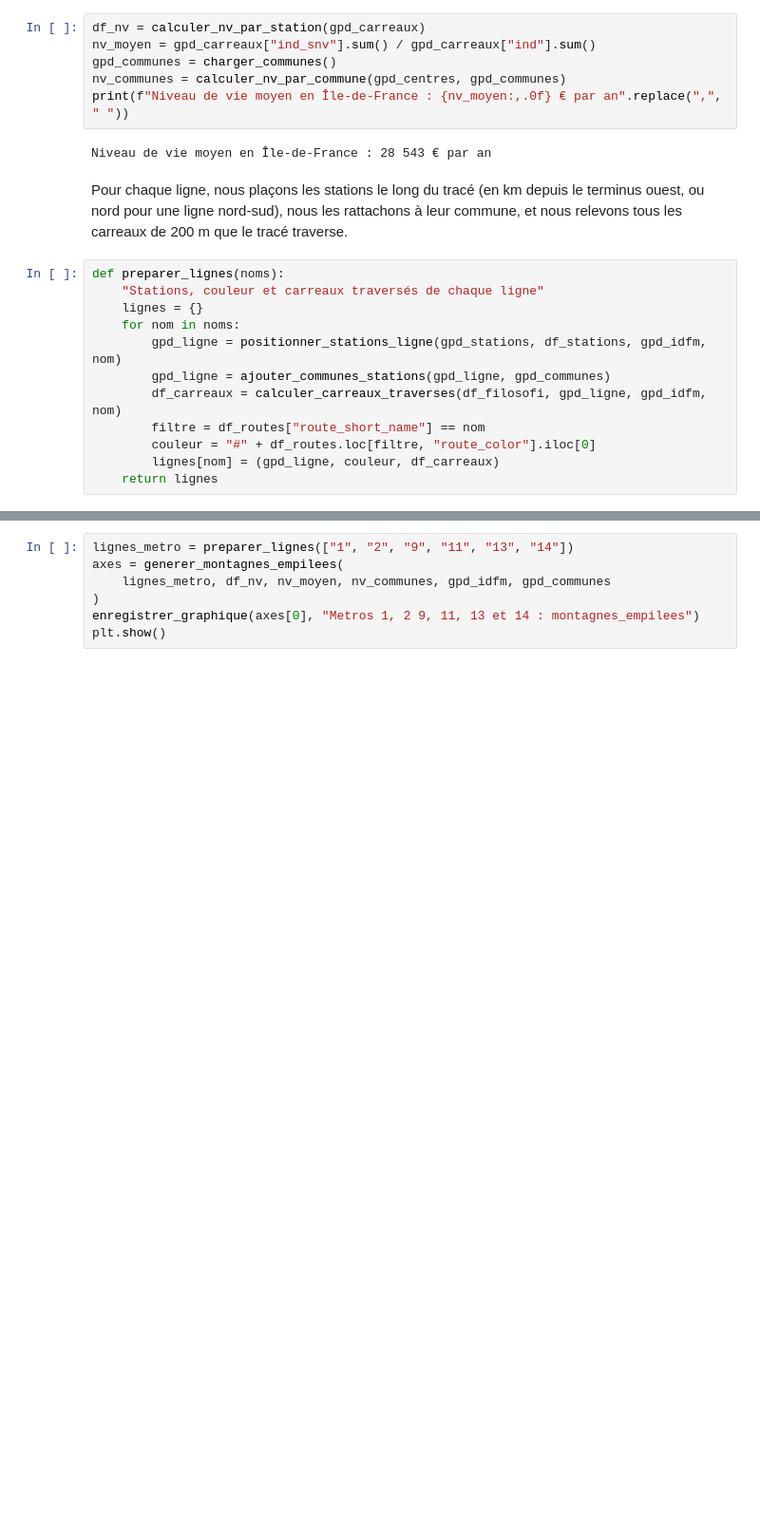
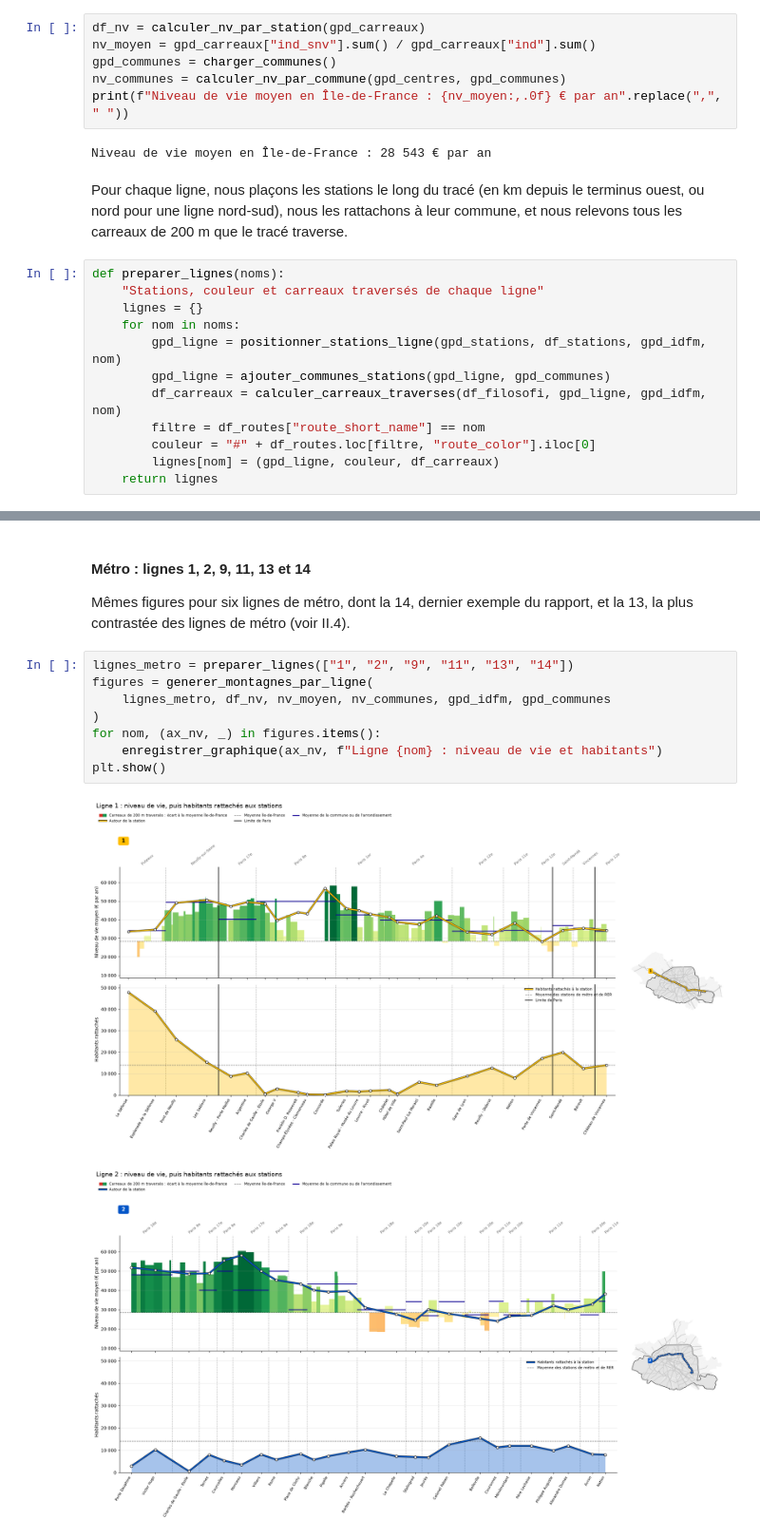
Before and after one commit to emmaganneval-proj/python_datascience_liuqi, a Jupyter notebook: montagnes.ipynb, the cells around one changed output, grey strips where cells are left out. Shown at 95% size. Drawn from its saved outputs; the diff is of its cells as text; blank space fills up the shorter version.

```diff
--- a/montagnes.ipynb
+++ b/montagnes.ipynb
@@ -133,7 +174,15 @@ Toutes les lignes d'une même figure partagent les mêmes échelles (km, niveau
+# %% [markdown]
+#### Métro : lignes 1, 2, 9, 11, 13 et 14
+
+Mêmes figures pour six lignes de métro, dont la 14, dernier exemple du rapport, et la 13, la plus contrastée des lignes de métro (voir II.4).
 # %%
 lignes_metro = preparer_lignes(["1", "2", "9", "11", "13", "14"])
-axes = generer_montagnes_empilees(
+figures = generer_montagnes_par_ligne(
     lignes_metro, df_nv, nv_moyen, nv_communes, gpd_idfm, gpd_communes
 )
-enregistrer_graphique(axes[0], "Metros 1, 2 9, 11, 13 et 14 : montagnes_empilees")
+for nom, (ax_nv, _) in figures.items():
+    enregistrer_graphique(ax_nv, f"Ligne {nom} : niveau de vie et habitants")
 plt.show()
+# %% [output]
+[figure, added]
+[figure, added]
```
Also changed, not shown: parts of 36 cells of this notebook, 21 other files.
